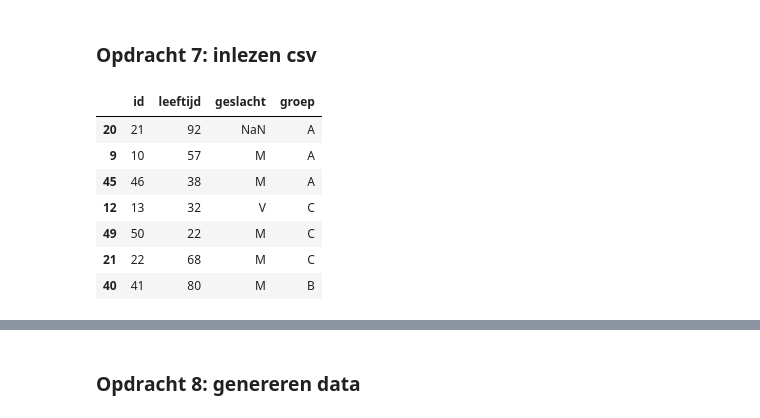
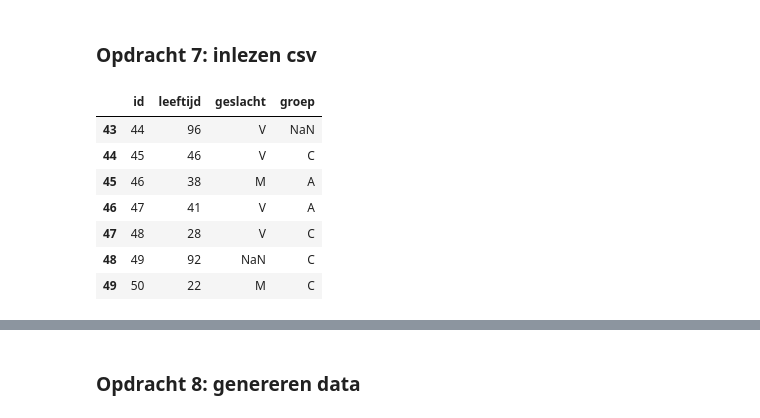
Before and after one commit to Brinkhuis/Cursus, a Jupyter notebook: notebooks/antwoorden.ipynb, the cells around one changed output, grey strips where cells are left out. Drawn from its saved outputs; the diff is of its cells as text; code cells hidden in the pictures.

```diff
--- a/notebooks/antwoorden.ipynb
+++ b/notebooks/antwoorden.ipynb
@@ -353,14 +353,15 @@ list(filter(lambda f: f > 200, map(lambda c: c * 9 / 5 + 32, celsius)))
 # %%
 import pandas as pd
 # %%
+# uitwerking 1
 file = '../data/leesmij.csv'
-pd.read_csv(file, sep='/', skiprows=1, engine='python', skipfooter=2, na_values=['??', '-', ' ', '  ']).sample(n = 7)
+pd.read_csv(file, sep='/', skiprows=1, engine='python', skipfooter=2, na_values=['??', '-', ' ', '  ']).tail(7)
 # %% [output]
 |  | id | leeftijd | geslacht | groep |
-| 20 | 21 | 92 | NaN | A |
-| 9 | 10 | 57 | M | A |
+| 43 | 44 | 96 | V | NaN |
+| 44 | 45 | 46 | V | C |
 | 45 | 46 | 38 | M | A |
-| 12 | 13 | 32 | V | C |
+| 46 | 47 | 41 | V | A |
+| 47 | 48 | 28 | V | C |
+| 48 | 49 | 92 | NaN | C |
 | 49 | 50 | 22 | M | C |
-| 21 | 22 | 68 | M | C |
-| 40 | 41 | 80 | M | B |
```
Also changed, not shown: parts of 2 cells of this notebook, 1 other file.
